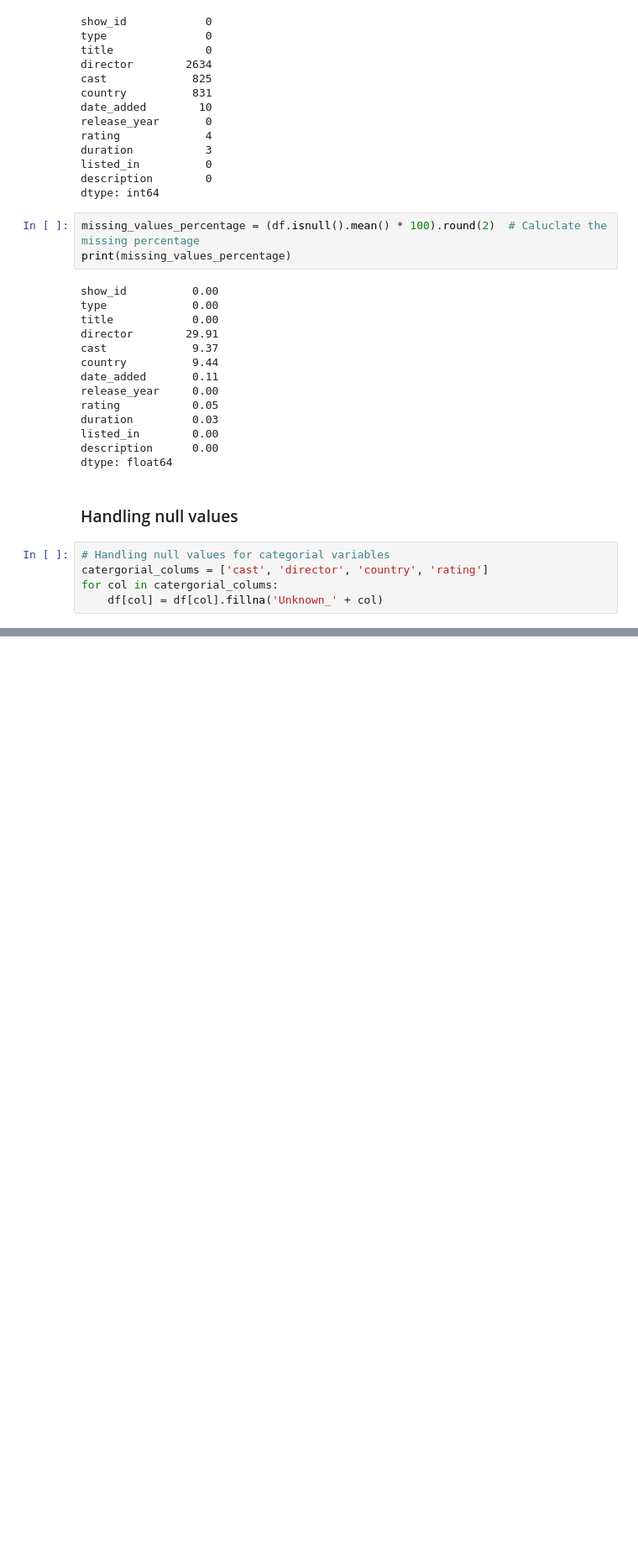
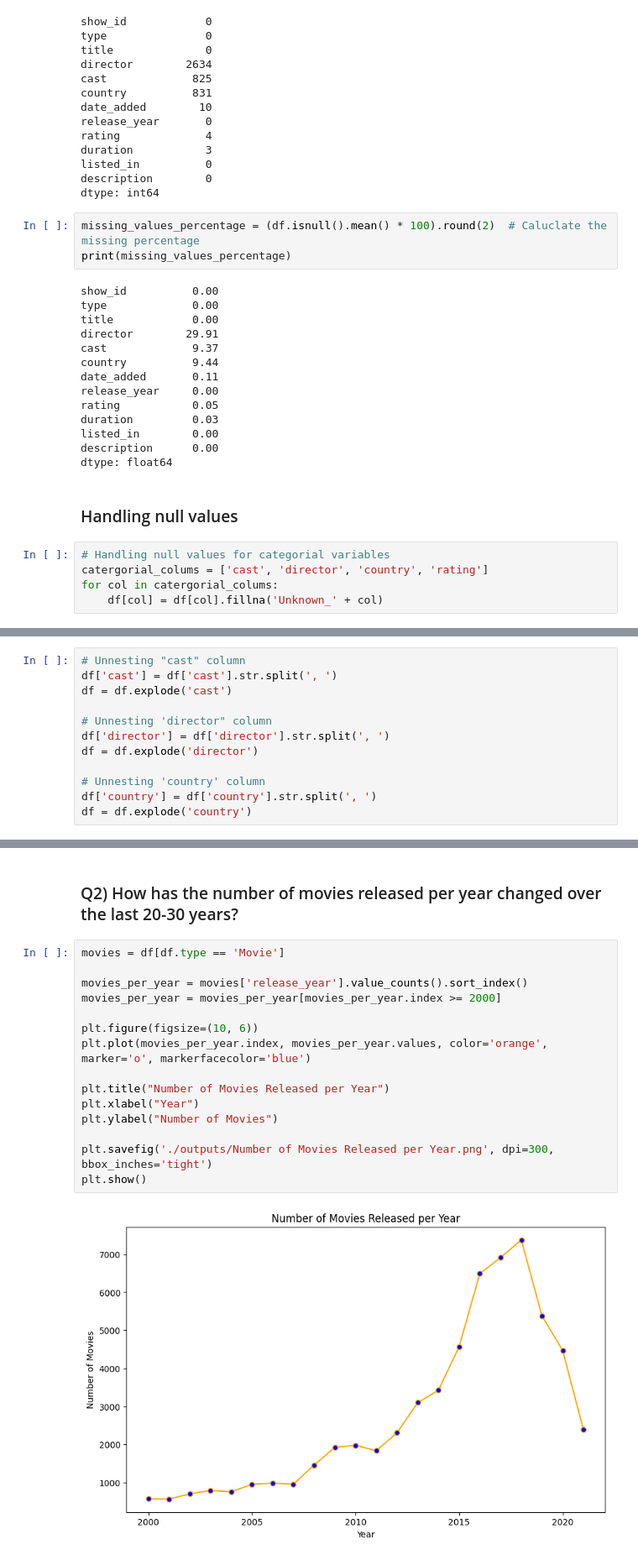
Before and after one commit to Manthru/Netflix-Data-Analysis, a Jupyter notebook: notebook.ipynb, the cells around one changed output, grey strips where cells are left out. Shown at 84% size. Drawn from its saved outputs; the diff is of its cells as text; blank space fills up the shorter version.

```diff
--- a/notebook.ipynb
+++ b/notebook.ipynb
@@ -139,0 +154,12 @@ memory usage: 825.8 KB
+# %%
+# Unnesting "cast" column
+df['cast'] = df['cast'].str.split(', ')
+df = df.explode('cast')
+
+# Unnesting 'director" column
+df['director'] = df['director'].str.split(', ')
+df = df.explode('director')
+
+# Unnesting 'country' column
+df['country'] = df['country'].str.split(', ')
+df = df.explode('country')
@@ -139,0 +282,19 @@ memory usage: 825.8 KB
+# %% [markdown]
+### Q2) How has the number of movies released per year changed over the last 20-30 years?
+# %%
+movies = df[df.type == 'Movie']
+
+movies_per_year = movies['release_year'].value_counts().sort_index()
+movies_per_year = movies_per_year[movies_per_year.index >= 2000]
+
+plt.figure(figsize=(10, 6))
+plt.plot(movies_per_year.index, movies_per_year.values, color='orange', marker='o', markerfacecolor='blue')
+
+plt.title("Number of Movies Released per Year")
+plt.xlabel("Year")
+plt.ylabel("Number of Movies")
+
+plt.savefig('./outputs/Number of Movies Released per Year.png', dpi=300, bbox_inches='tight')
+plt.show()
+# %% [output]
+[figure, added]
```
Also changed, not shown: parts of 26 cells of this notebook, 4 other files.
